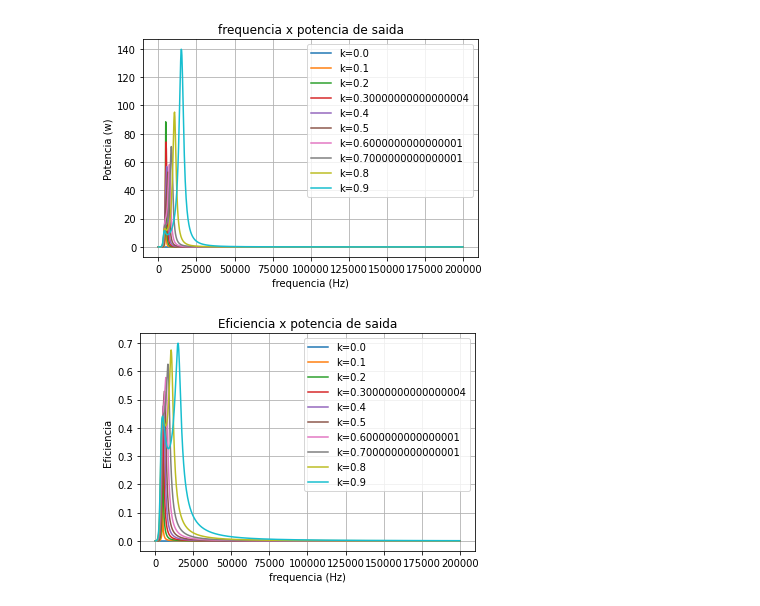
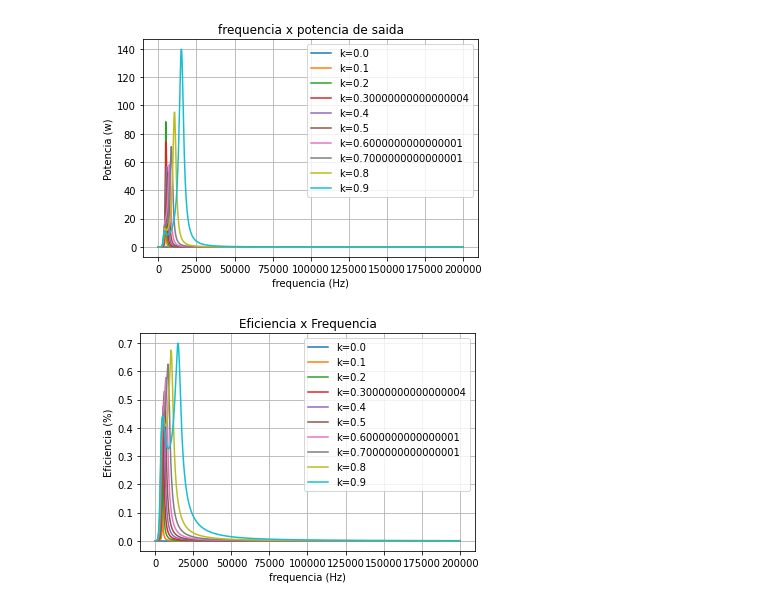
Before and after one commit to BrunoFNRodrigues/EletroMag-Projeto, a Jupyter notebook: Projeto Eletromag.ipynb, the cells around one changed output. Drawn from its saved outputs; the diff is of its cells as text; code cells hidden in the pictures.

```diff
--- a/Projeto Eletromag.ipynb
+++ b/Projeto Eletromag.ipynb
@@ -29,8 +27,9 @@ Ufonte=10
 # %% [markdown]
 ## Função do transformador
 # %%
-def CalcularTransformador(Uf, Rc, f, k, C1, C2):
+def CalcularTransformador(Rc, f, k, C1, C2):
     w=2*pi*f
+    Uf=rect(10,0)
     XC1=1/(1j*w*C1)
     XC2=1/(1j*w*C2)
     XL1=1j*w*L1
@@ -59,7 +58,7 @@ for k in ks:
     I1_im=[]
     I2_im=[]
     for i in f:
-        i1, i2 = CalcularTransformador(Ufonte, Rcarga, i, k, C1, C2)
+        i1, i2 = CalcularTransformador(Rcarga, i, k, C1, C2)
         I1.append(abs(i1))
         I2.append(abs(i2))
         I1_im.append(i1)
@@ -110,7 +109,7 @@ I1K=[]
 I2K=[]
 
 for i in k:
-    i1, i2 = CalcularTransformador(Ufonte, Rcarga, max_x, i, C1, C2)
+    i1, i2 = CalcularTransformador(Rcarga, max_x, i, C1, C2)
     I1K.append(abs(i1))
     I2K.append(abs(i2))
 
@@ -193,18 +192,18 @@ plt.show()
 # %%
 for j in range(0,len(pot_saidas)):
     Ef = []
     pot_entrada = pot_entradas[j]
     pot_saida = pot_saidas[j]
     for i in range(0,len(pot_saida)):
         ef = pot_saida[i]/pot_entrada[i]
         Ef.append(abs(ef))
     plt.plot(f,Ef)
 
-plt.title("Eficiencia x potencia de saida")
+plt.title("Eficiencia x Frequencia")
 plt.xlabel("frequencia (Hz)")
-plt.ylabel("Eficiencia")
+plt.ylabel("Eficiencia (%)")
 plt.legend(ks_legend)
 plt.grid(True)
 plt.show()
 # %% [output]
-[figure, old version]
+[figure, new version]
```
Also changed, not shown: parts of 1 cell of this notebook.
